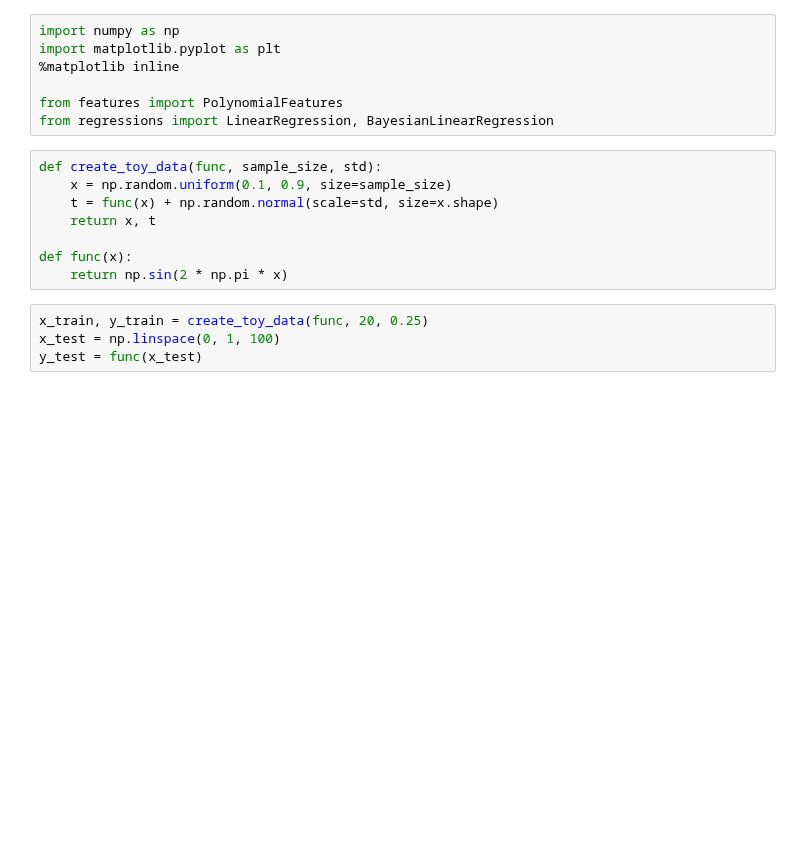
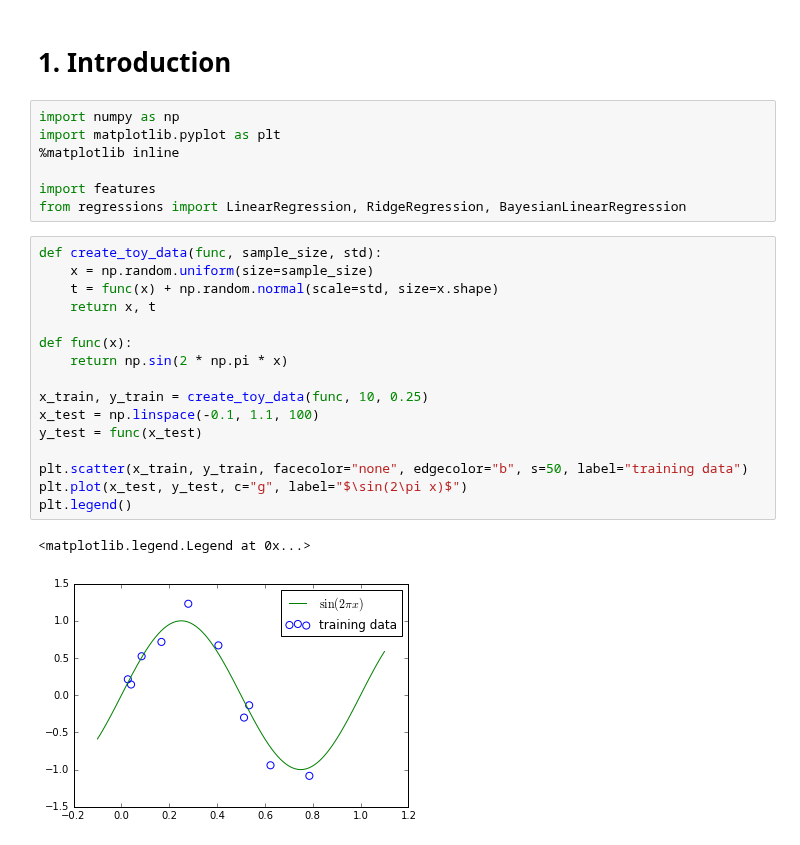
Before and after one commit to ctgk/PRML, a Jupyter notebook: ch01_Introduction.ipynb, the cells around one changed output. Saved outputs shown, nothing was run; the diff lists cells and outputs as text; blank space fills up the shorter version.

```diff
--- a/ch01_Introduction.ipynb
+++ b/ch01_Introduction.ipynb
@@ -1,19 +1,28 @@
+# %% [markdown]
+# 1. Introduction
 # %%
 import numpy as np
 import matplotlib.pyplot as plt
 %matplotlib inline
 
-from features import PolynomialFeatures
-from regressions import LinearRegression, BayesianLinearRegression
+import features
+from regressions import LinearRegression, RidgeRegression, BayesianLinearRegression
 # %%
 def create_toy_data(func, sample_size, std):
-    x = np.random.uniform(0.1, 0.9, size=sample_size)
+    x = np.random.uniform(size=sample_size)
     t = func(x) + np.random.normal(scale=std, size=x.shape)
     return x, t
 
 def func(x):
     return np.sin(2 * np.pi * x)
+
+x_train, y_train = create_toy_data(func, 10, 0.25)
+x_test = np.linspace(-0.1, 1.1, 100)
+y_test = func(x_test)
+
+plt.scatter(x_train, y_train, facecolor="none", edgecolor="b", s=50, label="training data")
+plt.plot(x_test, y_test, c="g", label="$\sin(2\pi x)$")
+plt.legend()
+# %% [output]
+<matplotlib.legend.Legend at 0x...>
+[figure, added]
-# %%
-x_train, y_train = create_toy_data(func, 20, 0.25)
-x_test = np.linspace(0, 1, 100)
-y_test = func(x_test)
```
Also changed, not shown: parts of 11 cells of this notebook.
